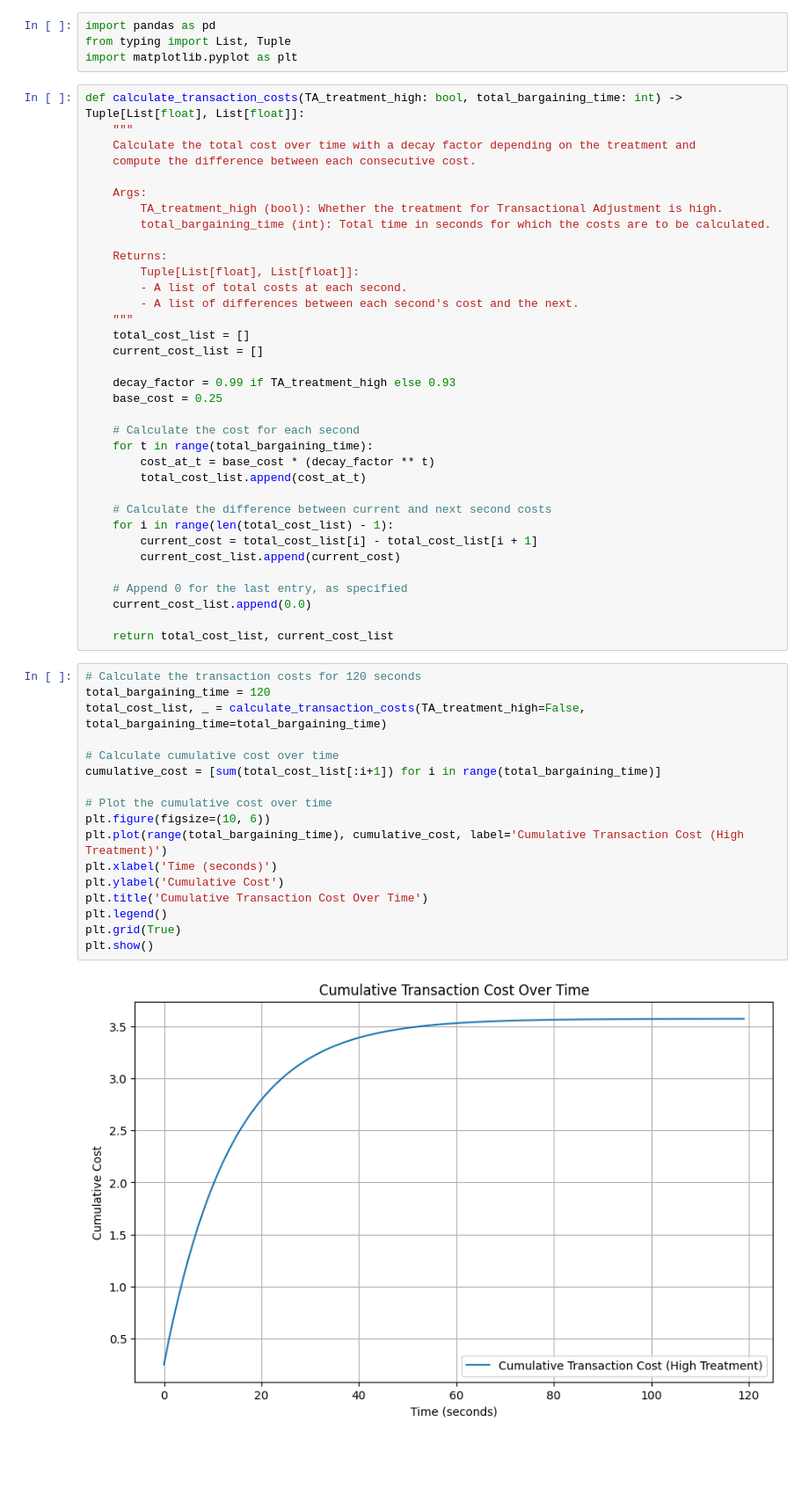
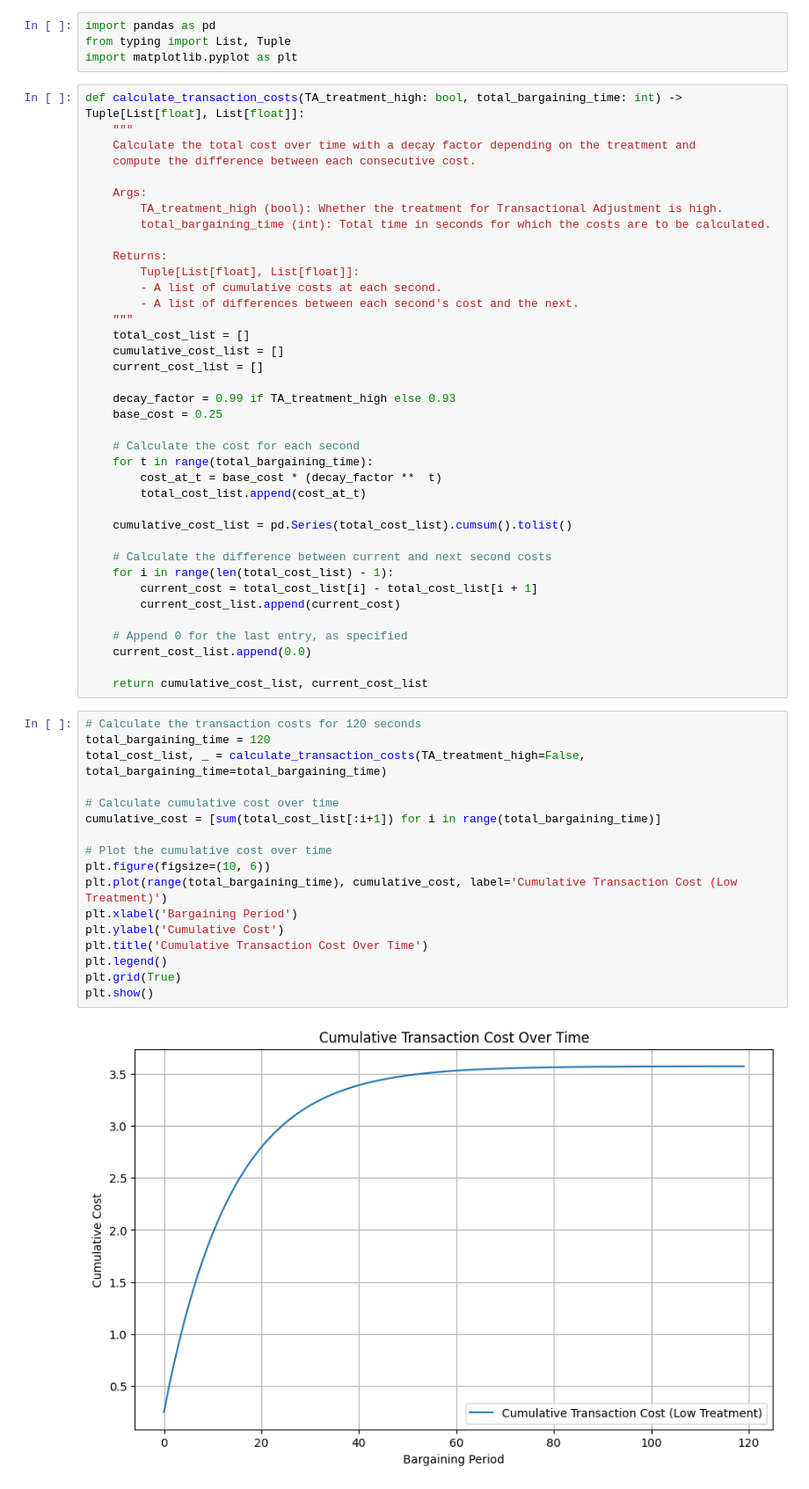
Before and after one commit to NicolasRoever/bargaining_experiment, a Jupyter notebook: sandbox.ipynb, the cells around one changed output. Shown: that part at 88% size. Cells and saved outputs as stored; diff of their text form; blank space fills up the shorter version.

```diff
--- a/sandbox.ipynb
+++ b/sandbox.ipynb
@@ -14,10 +14,11 @@ def calculate_transaction_costs(TA_treatment_high: bool, total_bargaining_time:
 
     Returns:
         Tuple[List[float], List[float]]:
-        - A list of total costs at each second.
+        - A list of cumulative costs at each second.
         - A list of differences between each second's cost and the next.
     """
     total_cost_list = []
+    cumulative_cost_list = []
     current_cost_list = []
 
     decay_factor = 0.99 if TA_treatment_high else 0.93
@@ -25,8 +26,10 @@ def calculate_transaction_costs(TA_treatment_high: bool, total_bargaining_time:
 
     # Calculate the cost for each second
     for t in range(total_bargaining_time):
-        cost_at_t = base_cost * (decay_factor ** t)
+        cost_at_t = base_cost * (decay_factor **  t)
         total_cost_list.append(cost_at_t)
+
+    cumulative_cost_list = pd.Series(total_cost_list).cumsum().tolist()
 
     # Calculate the difference between current and next second costs
     for i in range(len(total_cost_list) - 1):
@@ -36,23 +39,23 @@ def calculate_transaction_costs(TA_treatment_high: bool, total_bargaining_time:
     # Append 0 for the last entry, as specified
     current_cost_list.append(0.0)
 
-    return total_cost_list, current_cost_list
+    return cumulative_cost_list, current_cost_list
 # %%
 # Calculate the transaction costs for 120 seconds
 total_bargaining_time = 120
 total_cost_list, _ = calculate_transaction_costs(TA_treatment_high=False, total_bargaining_time=total_bargaining_time)
 
 # Calculate cumulative cost over time
 cumulative_cost = [sum(total_cost_list[:i+1]) for i in range(total_bargaining_time)]
 
 # Plot the cumulative cost over time
 plt.figure(figsize=(10, 6))
-plt.plot(range(total_bargaining_time), cumulative_cost, label='Cumulative Transaction Cost (High Treatment)')
-plt.xlabel('Time (seconds)')
+plt.plot(range(total_bargaining_time), cumulative_cost, label='Cumulative Transaction Cost (Low Treatment)')
+plt.xlabel('Bargaining Period')
 plt.ylabel('Cumulative Cost')
 plt.title('Cumulative Transaction Cost Over Time')
 plt.legend()
 plt.grid(True)
 plt.show()
 # %% [output]
-[figure, old version]
+[figure, new version]
```
Also changed, not shown: 3 other files.
